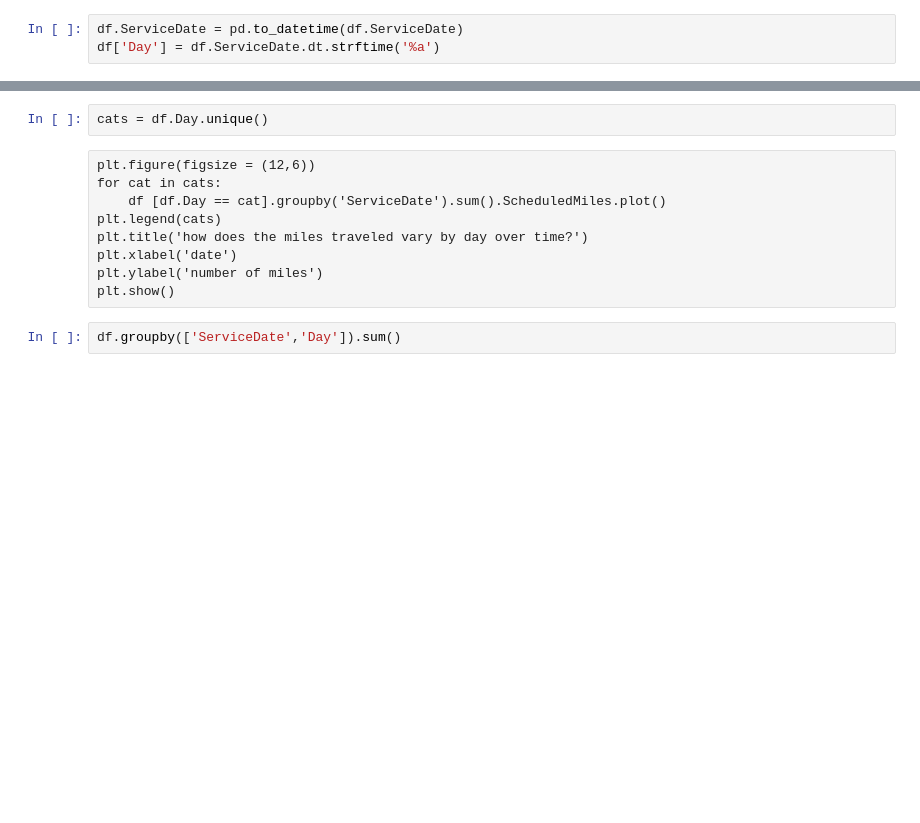
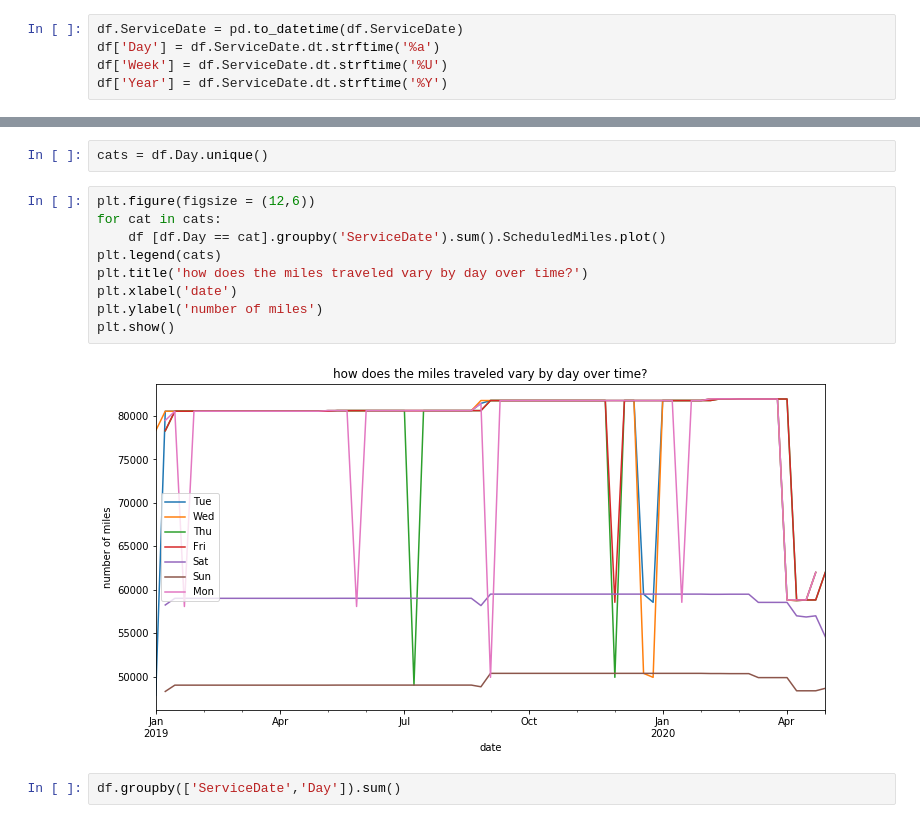
Before and after one commit to get-on-the-bus/via-project, a Jupyter notebook: misty/total miles.ipynb, the cells around one changed output, grey strips where cells are left out. Saved outputs shown, nothing was run; the diff lists cells and outputs as text; blank space fills up the shorter version.

```diff
--- a/misty/total miles.ipynb
+++ b/misty/total miles.ipynb
@@ -50,3 +50,5 @@ df.head()
 # %%
 df.ServiceDate = pd.to_datetime(df.ServiceDate)
 df['Day'] = df.ServiceDate.dt.strftime('%a')
+df['Week'] = df.ServiceDate.dt.strftime('%U')
+df['Year'] = df.ServiceDate.dt.strftime('%Y')
@@ -53,14 +71,16 @@ df['Day'] = df.ServiceDate.dt.strftime('%a')
 # %%
 cats = df.Day.unique()
-# %% [raw]
-plt.figure(figsize = (12,6))
-for cat in cats:
-    df [df.Day == cat].groupby('ServiceDate').sum().ScheduledMiles.plot()
-plt.legend(cats)
-plt.title('how does the miles traveled vary by day over time?')
-plt.xlabel('date')
-plt.ylabel('number of miles')
-plt.show()
+# %%
+plt.figure(figsize = (12,6))
+for cat in cats:
+    df [df.Day == cat].groupby('ServiceDate').sum().ScheduledMiles.plot()
+plt.legend(cats)
+plt.title('how does the miles traveled vary by day over time?')
+plt.xlabel('date')
+plt.ylabel('number of miles')
+plt.show()
+# %% [output]
+[figure, added]
 # %%
 df.groupby(['ServiceDate','Day']).sum()
 # %% [output]
```
Also changed, not shown: parts of 2 cells of this notebook.
